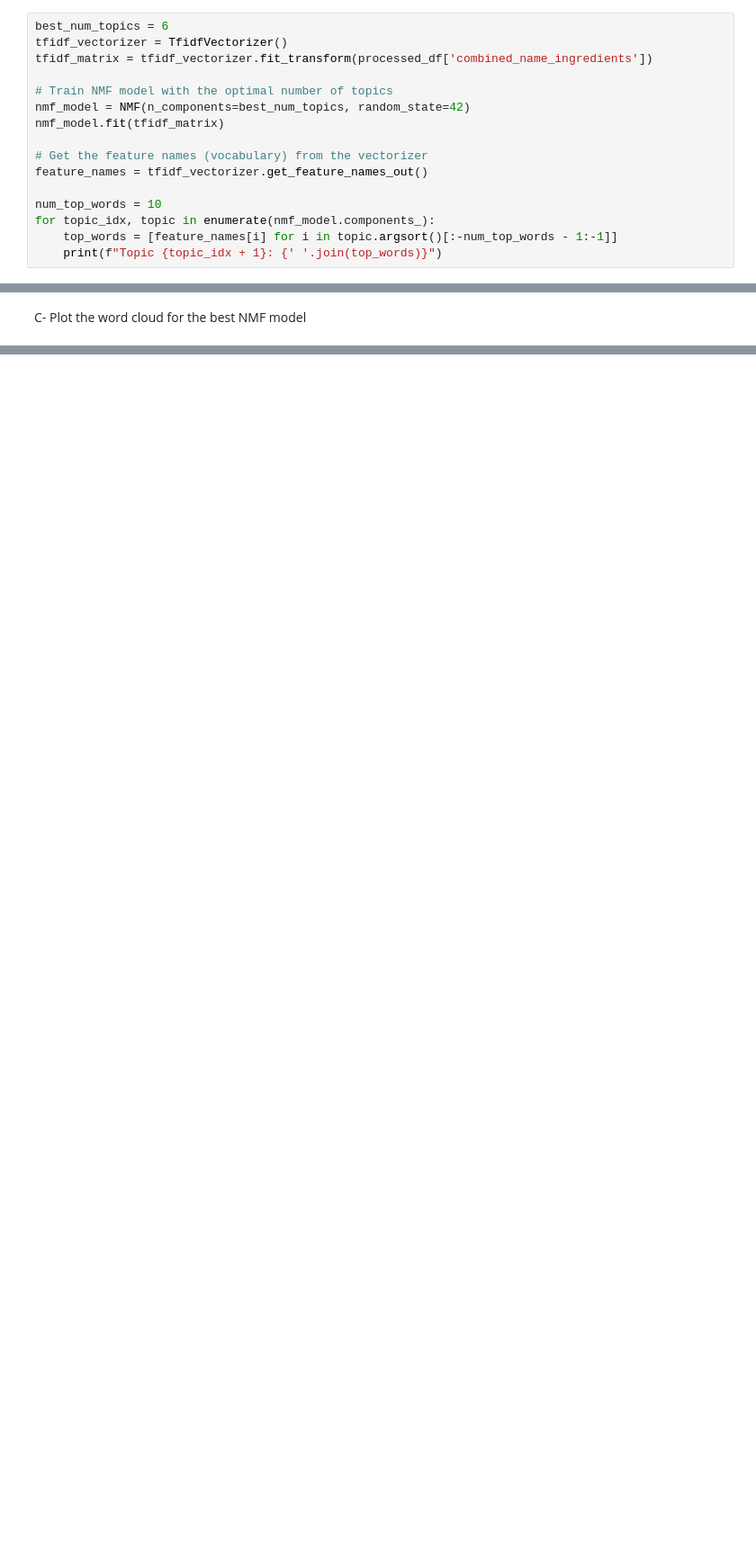
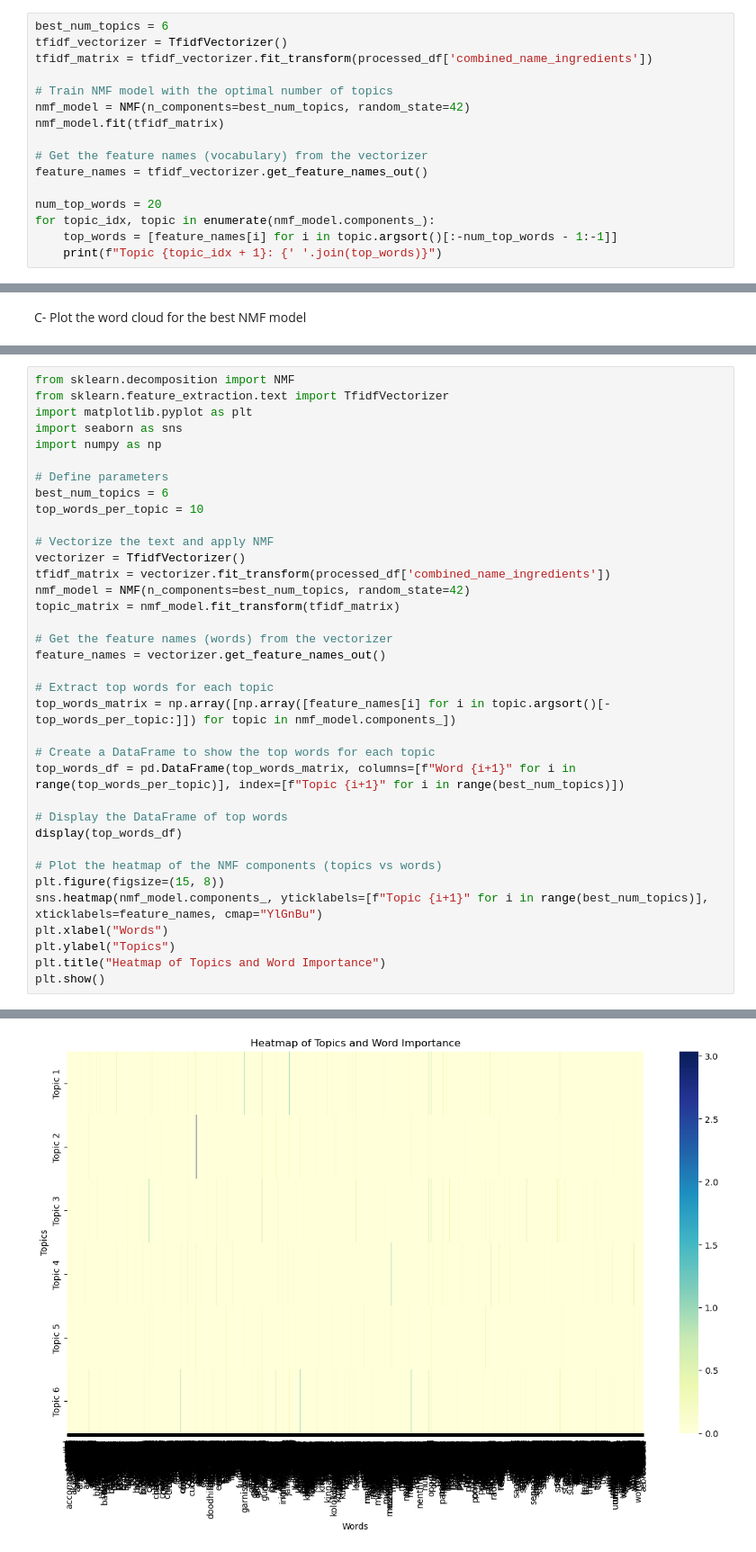
Before and after one commit to jonkerr/indian-food, a Jupyter notebook: topic_modeling_NMF.ipynb, the cells around one changed output, grey strips where cells are left out. Shown at 90% size. Cells and saved outputs as stored; diff of their text form; blank space fills up the shorter version.

```diff
--- a/topic_modeling_NMF.ipynb
+++ b/topic_modeling_NMF.ipynb
@@ -252,7 +245,7 @@ nmf_model.fit(tfidf_matrix)
 # Get the feature names (vocabulary) from the vectorizer
 feature_names = tfidf_vectorizer.get_feature_names_out()
 
-num_top_words = 10
+num_top_words = 20
 for topic_idx, topic in enumerate(nmf_model.components_):
     top_words = [feature_names[i] for i in topic.argsort()[:-num_top_words - 1:-1]]
     print(f"Topic {topic_idx + 1}: {' '.join(top_words)}")
@@ -356,0 +305,37 @@ if recommended_recipes is not None:
+# %%
+from sklearn.decomposition import NMF
+from sklearn.feature_extraction.text import TfidfVectorizer
+import matplotlib.pyplot as plt
+import seaborn as sns
+import numpy as np
+
+# Define parameters
+best_num_topics = 6
+top_words_per_topic = 10
+
+# Vectorize the text and apply NMF
+vectorizer = TfidfVectorizer()
+tfidf_matrix = vectorizer.fit_transform(processed_df['combined_name_ingredients'])
+nmf_model = NMF(n_components=best_num_topics, random_state=42)
+topic_matrix = nmf_model.fit_transform(tfidf_matrix)
+
+# Get the feature names (words) from the vectorizer
+feature_names = vectorizer.get_feature_names_out()
+
+# Extract top words for each topic
+top_words_matrix = np.array([np.array([feature_names[i] for i in topic.argsort()[-top_words_per_topic:]]) for topic in nmf_model.components_])
+
+# Create a DataFrame to show the top words for each topic
+top_words_df = pd.DataFrame(top_words_matrix, columns=[f"Word {i+1}" for i in range(top_words_per_topic)], index=[f"Topic {i+1}" for i in range(best_num_topics)])
+
+# Display the DataFrame of top words
+display(top_words_df)
+
+# Plot the heatmap of the NMF components (topics vs words)
+plt.figure(figsize=(15, 8))
+sns.heatmap(nmf_model.components_, yticklabels=[f"Topic {i+1}" for i in range(best_num_topics)], xticklabels=feature_names, cmap="YlGnBu")
+plt.xlabel("Words")
+plt.ylabel("Topics")
+plt.title("Heatmap of Topics and Word Importance")
+plt.show()
+# %% [output]
@@ -356,0 +349 @@ if recommended_recipes is not None:
+[figure, added]
```
Also changed, not shown: parts of 22 cells of this notebook.
